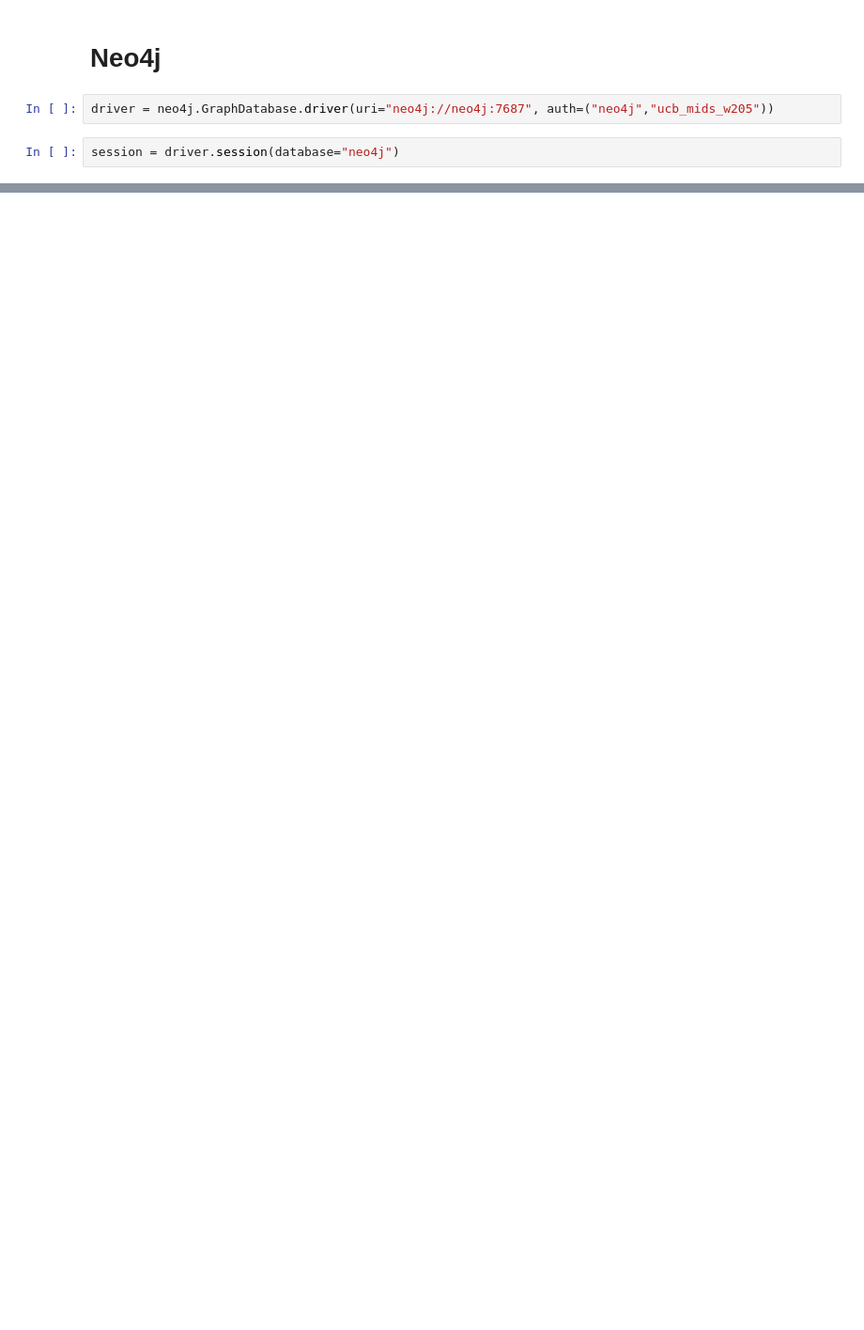
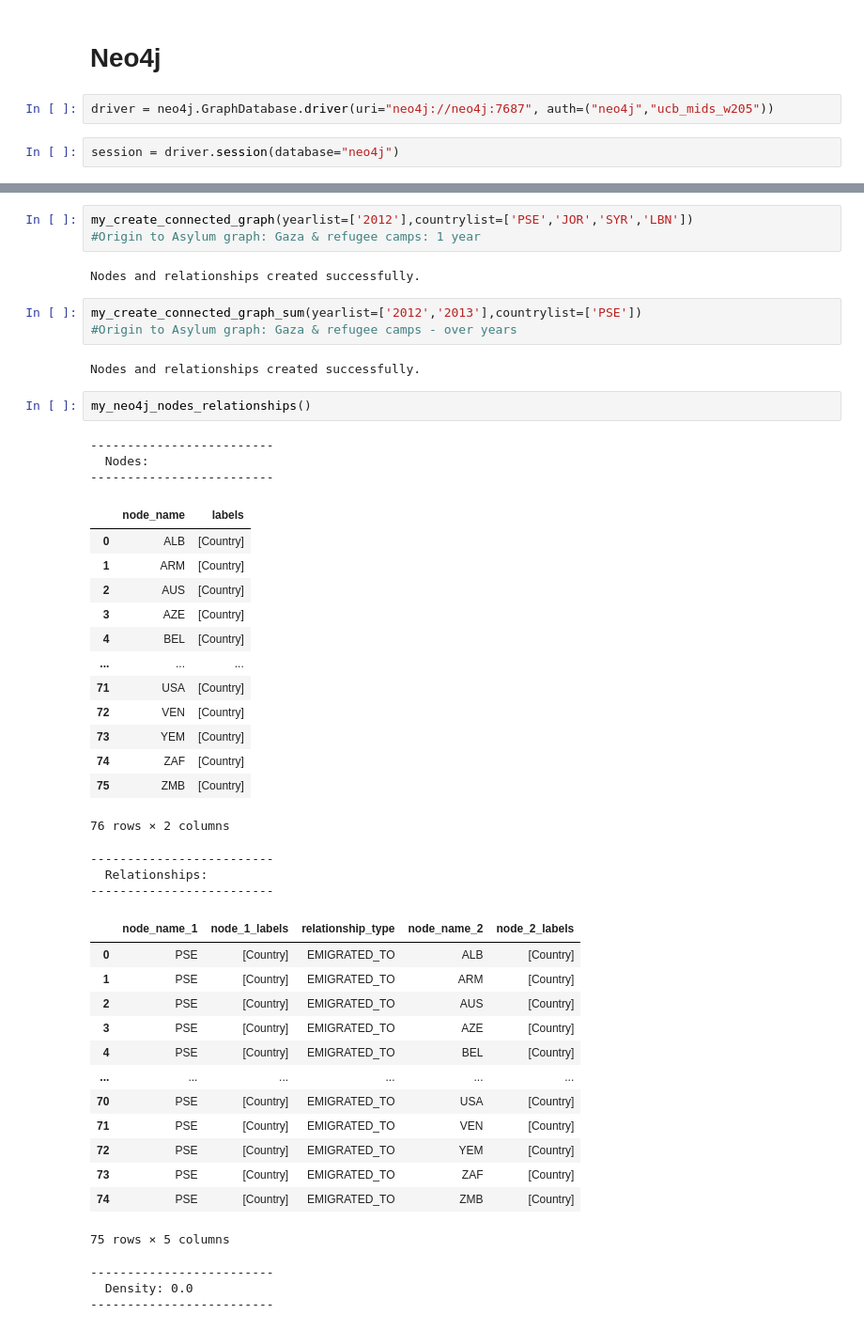
Before and after one commit to mids-w205/project-3-sguptaray, a Jupyter notebook: project3exploration.ipynb, the cells around one changed output, grey strips where cells are left out. Shown: that part at 94% size. Saved outputs shown, nothing was run; the diff lists cells and outputs as text; blank space fills up the shorter version.

```diff
--- a/project3exploration.ipynb
+++ b/project3exploration.ipynb
@@ -275,0 +289,48 @@ Nodes and relationships created successfully.
+# %%
+my_create_connected_graph(yearlist=['2012'],countrylist=['PSE','JOR','SYR','LBN'])
+#Origin to Asylum graph: Gaza & refugee camps: 1 year
+# %% [output]
+Nodes and relationships created successfully.
+# %%
+my_create_connected_graph_sum(yearlist=['2012','2013'],countrylist=['PSE'])
+#Origin to Asylum graph: Gaza & refugee camps - over years
+# %% [output]
+Nodes and relationships created successfully.
+# %%
+my_neo4j_nodes_relationships()
+# %% [output]
+-------------------------
+  Nodes:
+-------------------------
+|  | node_name | labels |
+| 0 | ALB | [Country] |
+| 1 | ARM | [Country] |
+| 2 | AUS | [Country] |
+| 3 | AZE | [Country] |
+| 4 | BEL | [Country] |
+| ... | ... | ... |
+| 71 | USA | [Country] |
+| 72 | VEN | [Country] |
+| 73 | YEM | [Country] |
+| 74 | ZAF | [Country] |
+| 75 | ZMB | [Country] |
+76 rows × 2 columns
+-------------------------
+  Relationships:
+-------------------------
+|  | node_name_1 | node_1_labels | relationship_type | node_name_2 | node_2_labels |
+| 0 | PSE | [Country] | EMIGRATED_TO | ALB | [Country] |
+| 1 | PSE | [Country] | EMIGRATED_TO | ARM | [Country] |
+| 2 | PSE | [Country] | EMIGRATED_TO | AUS | [Country] |
+| 3 | PSE | [Country] | EMIGRATED_TO | AZE | [Country] |
+| 4 | PSE | [Country] | EMIGRATED_TO | BEL | [Country] |
+| ... | ... | ... | ... | ... | ... |
+| 70 | PSE | [Country] | EMIGRATED_TO | USA | [Country] |
+| 71 | PSE | [Country] | EMIGRATED_TO | VEN | [Country] |
+| 72 | PSE | [Country] | EMIGRATED_TO | YEM | [Country] |
+| 73 | PSE | [Country] | EMIGRATED_TO | ZAF | [Country] |
+| 74 | PSE | [Country] | EMIGRATED_TO | ZMB | [Country] |
+75 rows × 5 columns
+-------------------------
+  Density: 0.0
+-------------------------
```
Also changed, not shown: parts of 9 cells of this notebook.
